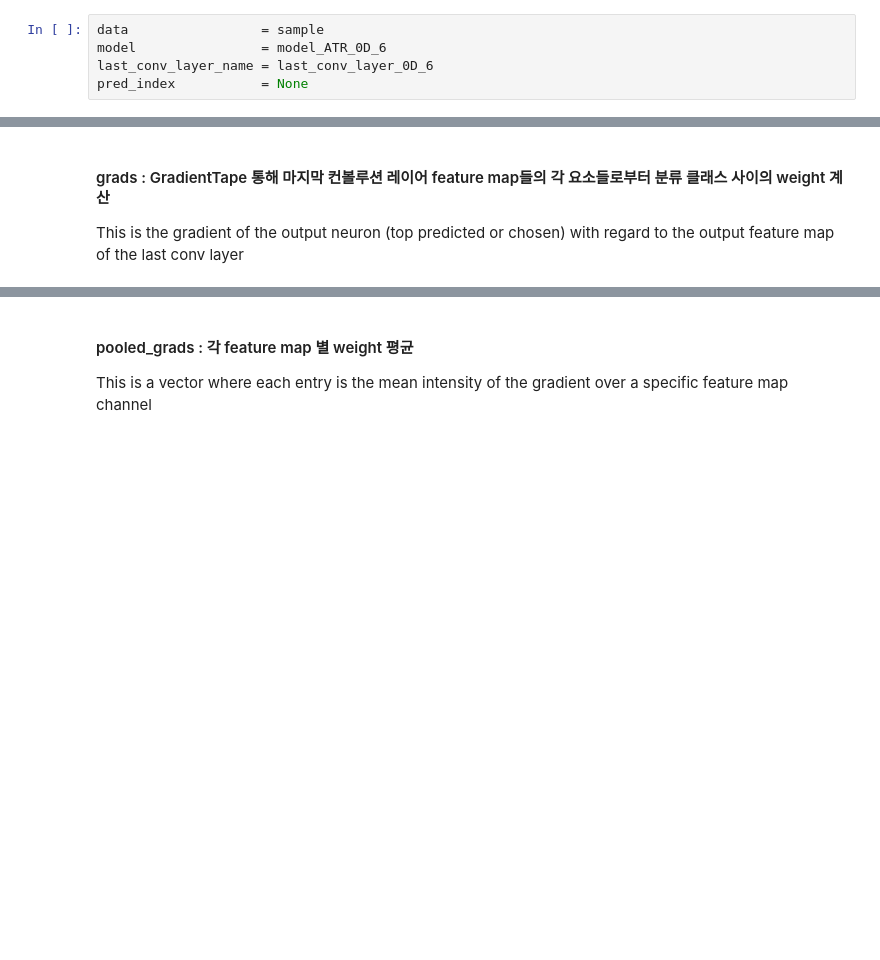
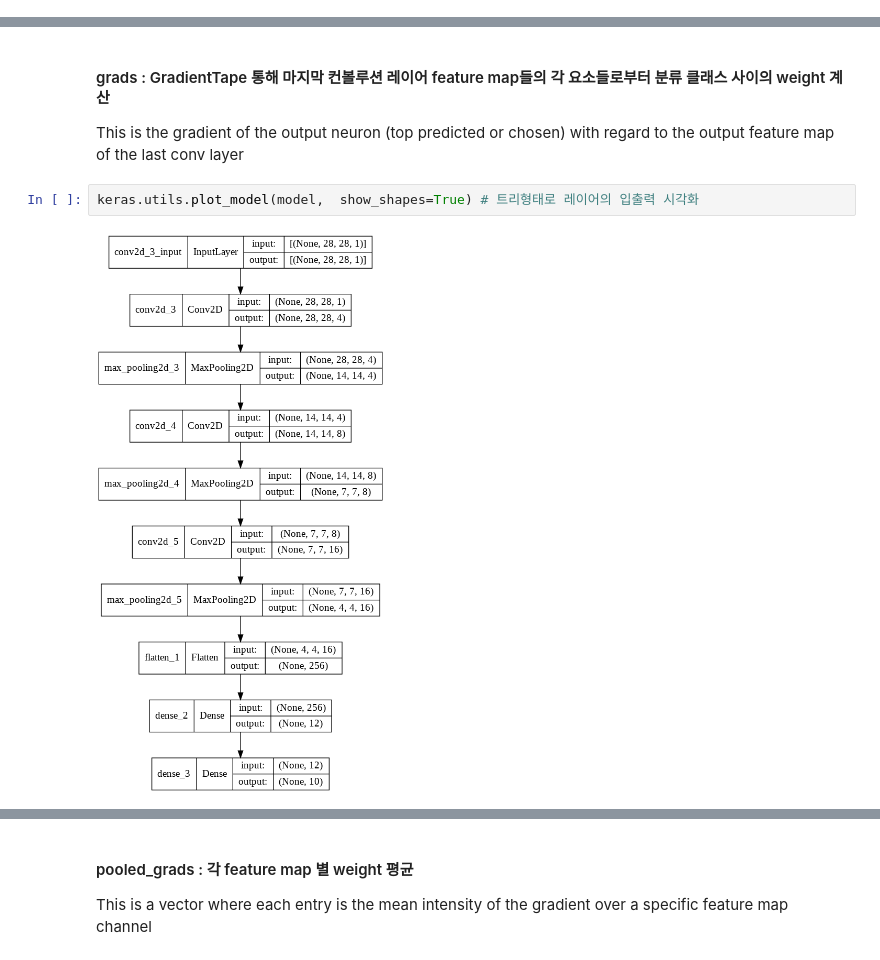
Before and after one commit to KangBK97/mnist_cnn_practice, a Jupyter notebook: [STEP 3] Grad CAM Mnist_CNN.ipynb, the cells around one changed output, grey strips where cells are left out. Drawn from its saved outputs; the diff is of its cells as text; blank space fills up the shorter version.

```diff
--- a/[STEP 3] Grad CAM Mnist_CNN.ipynb
+++ b/[STEP 3] Grad CAM Mnist_CNN.ipynb
@@ -392,7 +420,2 @@ sample
 # %% [markdown]
 #### 함수 파라미터 지정
-# %%
-data                 = sample
-model                = model_ATR_0D_6
-last_conv_layer_name = last_conv_layer_0D_6
-pred_index           = None
@@ -423,6 +512,10 @@ class_channel
 #### grads : GradientTape 통해 마지막 컨볼루션 레이어 feature map들의 각 요소들로부터 분류 클래스 사이의 weight 계산
 
 This is the gradient of the output neuron (top predicted or chosen) with regard to the output feature map of the last conv layer
+# %%
+keras.utils.plot_model(model,  show_shapes=True) # 트리형태로 레이어의 입출력 시각화
+# %% [output]
+[figure, added]
 # %%
 grads = tape.gradient(class_channel, last_conv_layer_output)
 print(grads.numpy().shape)
```
Also changed, not shown: parts of 25 cells of this notebook, 27 other files.
